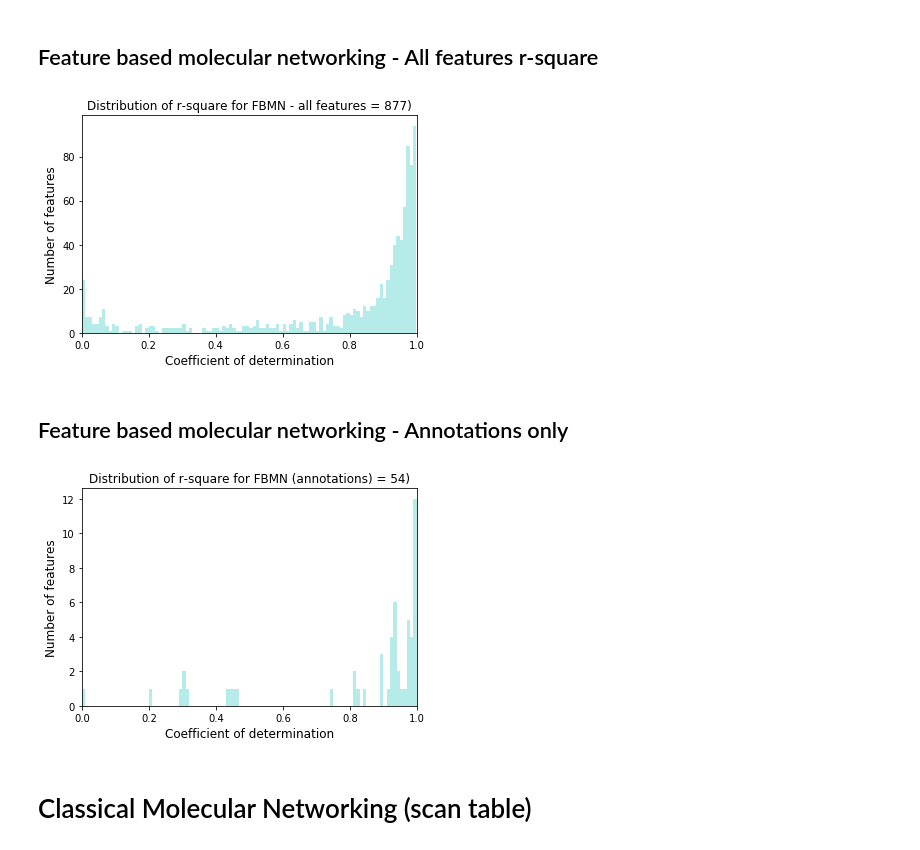
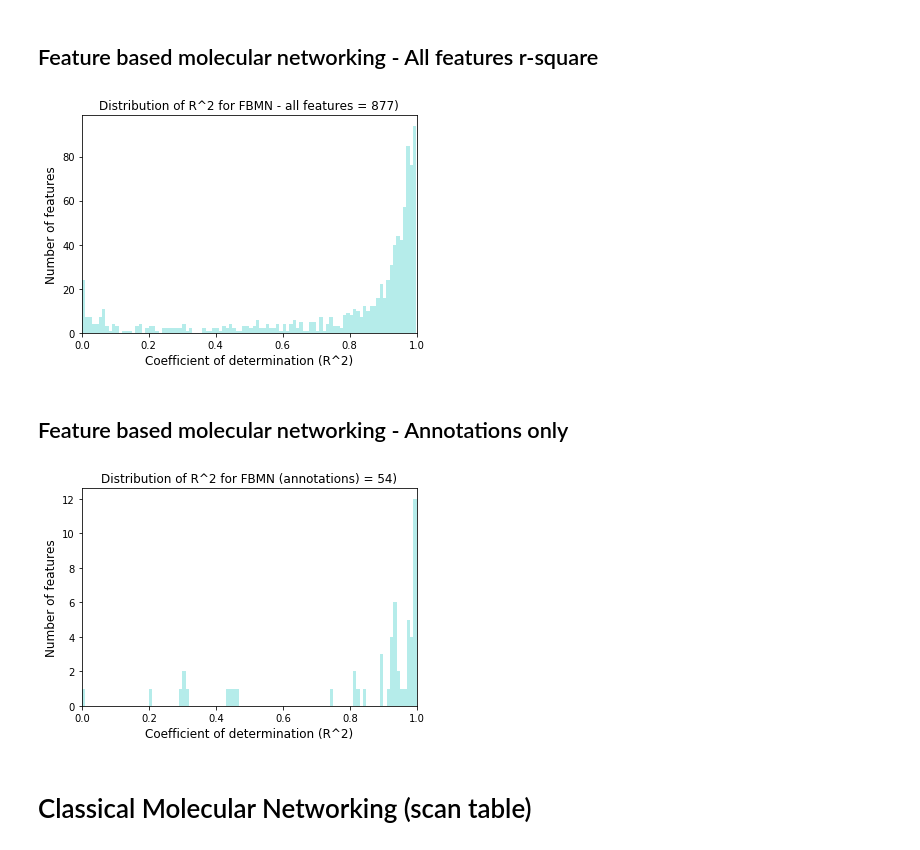
Before and after one commit to lfnothias/FeatureBasedMolecularNetworking_RelativeQuantEval, a Jupyter notebook: EvaluationRelQuant_FBMN_ClassicalMN_NISTSRM_QE_v2.ipynb, the cells around one changed output. Cells and saved outputs as stored; diff of their text form; code cells hidden in the pictures.

```diff
--- a/EvaluationRelQuant_FBMN_ClassicalMN_NISTSRM_QE_v2.ipynb
+++ b/EvaluationRelQuant_FBMN_ClassicalMN_NISTSRM_QE_v2.ipynb
@@ -640,26 +641,26 @@ sns.pairplot(dfa_id, x_vars='Concentration', y_vars='532.3362_7.83_783', size=5,
 # %%
 p2=sns.distplot(df_feature_FMN['r_square_FMN'], bins=100, hist = True, kde = False, color = 'mediumturquoise')
 p2.set(xlim=(0, 1))
 
-plt.xlabel('Coefficient of determination', size =12)
+plt.xlabel('Coefficient of determination (R^2)', size =12)
 plt.ylabel('Number of features', size =12)
-plt.title('Distribution of r-square for FBMN - all features = '+str(df_feature_FMN.shape[0])+')')
+plt.title('Distribution of R^2 for FBMN - all features = '+str(df_feature_FMN.shape[0])+')')
 plt.savefig('IMG/FBMN_allfeatures.png', dpi=500)
 plt.savefig('IMG/FBMN_allfeatures.svg')
 # %% [output]
-[figure, old version]
+[figure, new version]
 # %% [markdown]
 ## Feature based molecular networking - Annotations only
 # %%
 p3=sns.distplot(df_id_feature_FMN['r_square_FMN'], bins=100, hist = True, kde = False, color = 'mediumturquoise')
 p3.set(xlim=(0, 1))
-plt.xlabel('Coefficient of determination', size =12)
+plt.xlabel('Coefficient of determination (R^2)', size =12)
 plt.ylabel('Number of features', size =12)
-plt.title('Distribution of r-square for FBMN (annotations) = '+str(df_id_feature_FMN.shape[0])+')')
+plt.title('Distribution of R^2 for FBMN (annotations) = '+str(df_id_feature_FMN.shape[0])+')')
 plt.savefig('IMG/FBMN_annotations.png', dpi=500)
 plt.savefig('IMG/FBMN_annotations.svg', dpi=500)
 # %% [output]
-[figure, old version]
+[figure, new version]
 # %% [markdown]
 # Classical Molecular Networking (scan table)
 # %% [markdown]
```
Also changed, not shown: parts of 19 cells of this notebook.
